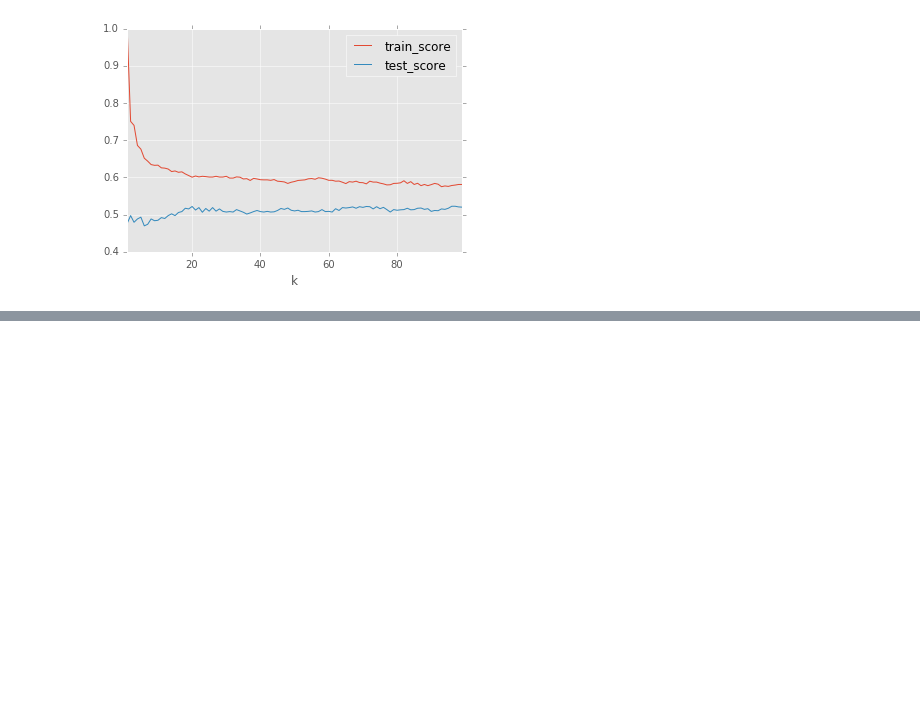
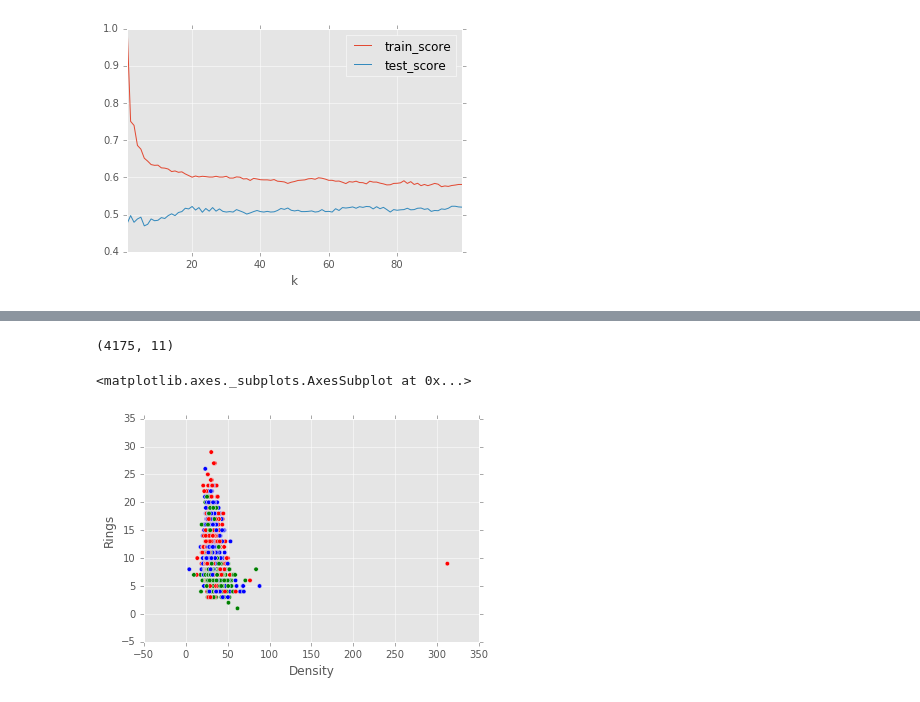
Before and after one commit to awburke/DS-SF-27, a Jupyter notebook: classes/10/Untitled Folder/Class 9_Abalone.ipynb, the cells around one changed output, grey strips where cells are left out. Cells and saved outputs as stored; diff of their text form; code cells hidden in the pictures; blank space fills up the shorter version.

```diff
--- a/classes/10/Untitled Folder/Class 9_Abalone.ipynb
+++ b/classes/10/Untitled Folder/Class 9_Abalone.ipynb
@@ -179,0 +254,14 @@ score_df.set_index('k').plot()
+# %%
+volume = (3.14 * df.Length / 2 * df.Height / 2 * df.Diameter)
+df['Volume'] = volume
+density = (df.WholeWeight / volume)
+df['Density'] = density
+df.drop(df[df.Volume == 0].index, inplace = True)
+df.shape
+# %% [output]
+(4175, 11)
+# %%
+df.plot(x = 'Density', y = 'Rings', kind = 'scatter', c = color)
+# %% [output]
+<matplotlib.axes._subplots.AxesSubplot at 0x...>
+[figure, added]
```
Also changed, not shown: parts of 8 cells of this notebook.
